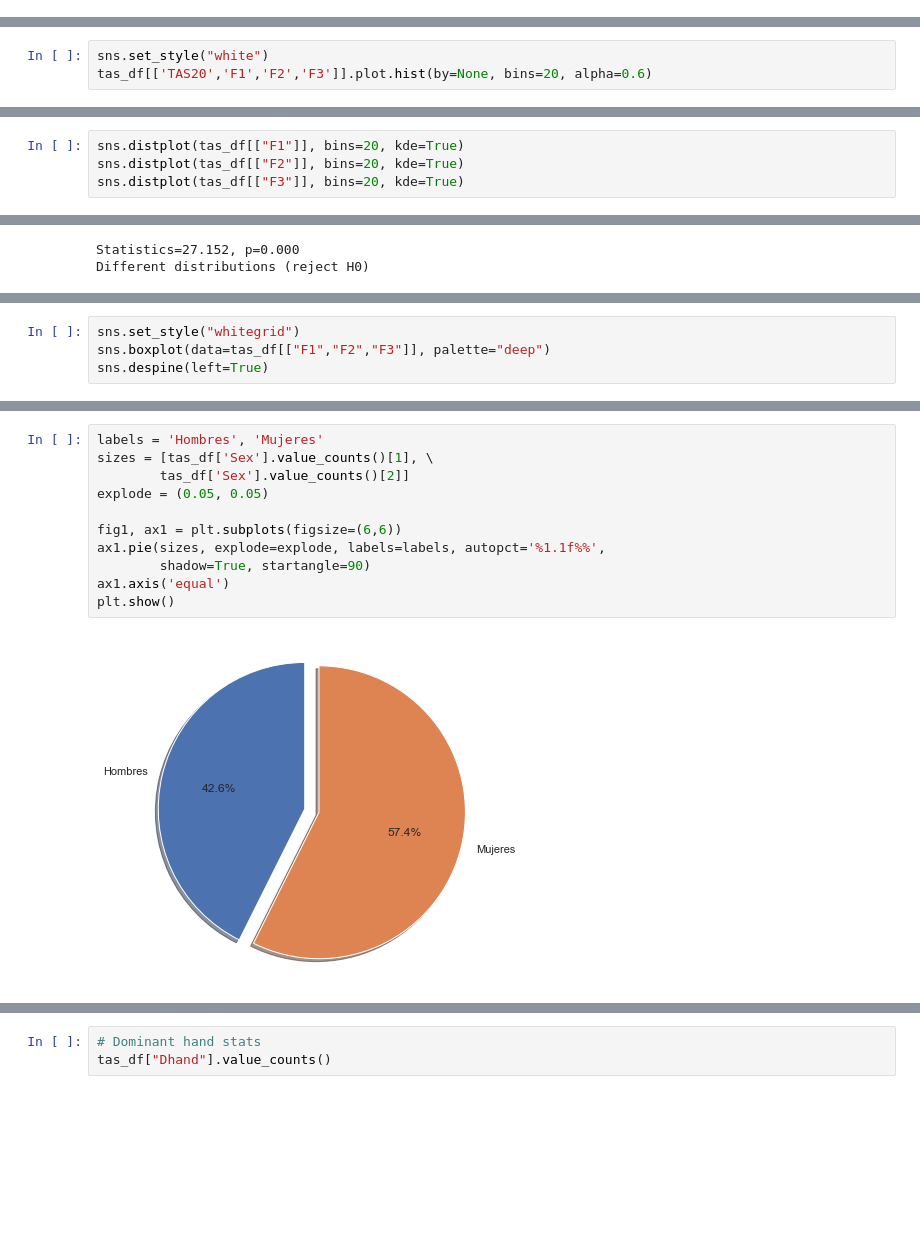
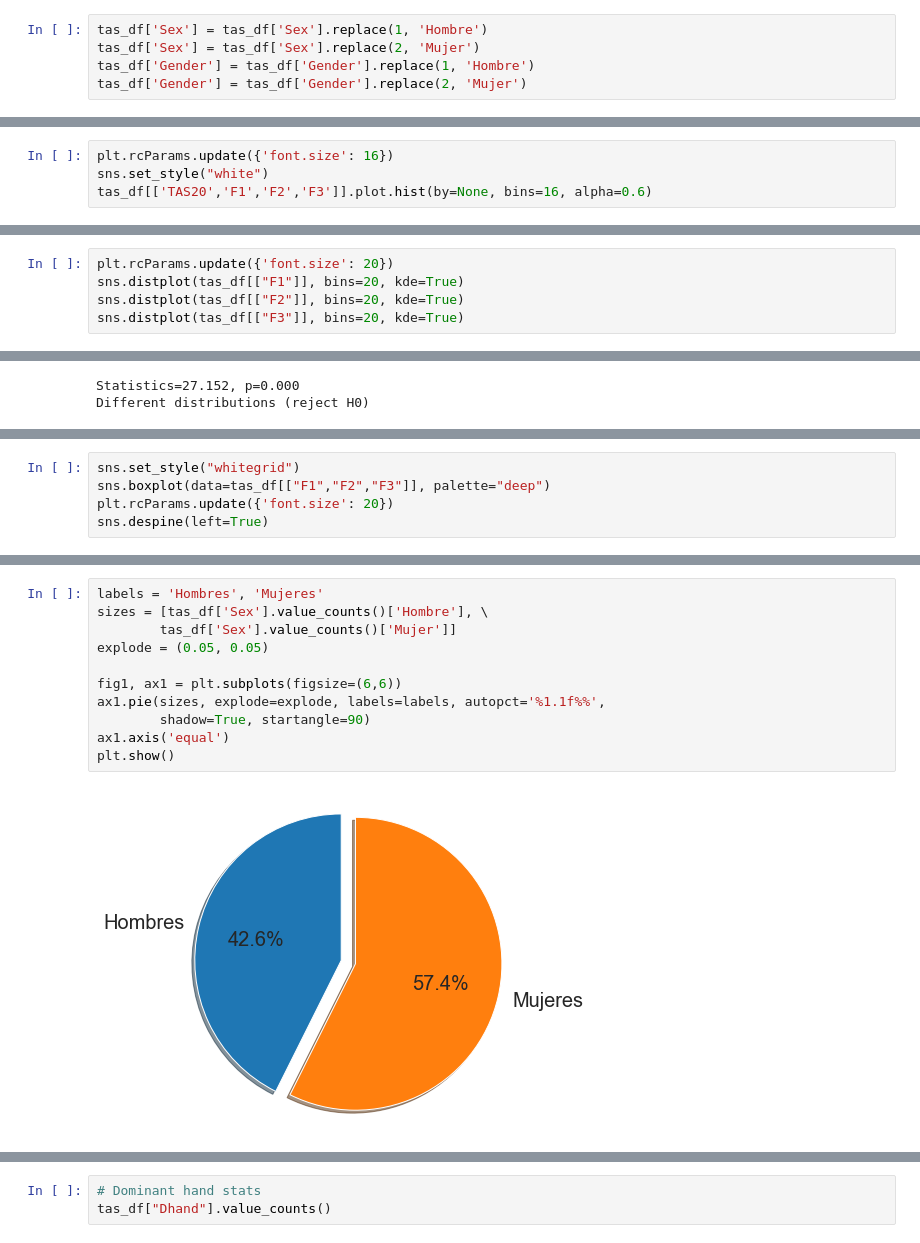
Before and after one commit to psicobotica/prolexitim-analytics, a Jupyter notebook: scripts/TAS-Correlational.ipynb, the cells around one changed output, grey strips where cells are left out. Drawn from its saved outputs; the diff is of its cells as text; blank space fills up the shorter version.

```diff
--- a/scripts/TAS-Correlational.ipynb
+++ b/scripts/TAS-Correlational.ipynb
@@ -43,0 +45,5 @@ tas_df.head()
+# %%
+tas_df['Sex'] = tas_df['Sex'].replace(1, 'Hombre')
+tas_df['Sex'] = tas_df['Sex'].replace(2, 'Mujer')
+tas_df['Gender'] = tas_df['Gender'].replace(1, 'Hombre')
+tas_df['Gender'] = tas_df['Gender'].replace(2, 'Mujer')
@@ -80,5 +92,6 @@ tas_df[['F1','F2','F3']].plot.hist(by=None, bins=20, alpha=0.5)
 # %%
+plt.rcParams.update({'font.size': 16})
 sns.set_style("white")
-tas_df[['TAS20','F1','F2','F3']].plot.hist(by=None, bins=20, alpha=0.6)
+tas_df[['TAS20','F1','F2','F3']].plot.hist(by=None, bins=16, alpha=0.6)
 # %% [output]
 <matplotlib.axes._subplots.AxesSubplot at 0x...>
@@ -120,6 +133,7 @@ The null hypothesis cannot be rejected. Age IS a normal distribution.
 p = 4.9316e-35
 The null hypothesis can be rejected. RT is NOT a normal distribution.
 # %%
+plt.rcParams.update({'font.size': 20})
 sns.distplot(tas_df[["F1"]], bins=20, kde=True)
 sns.distplot(tas_df[["F2"]], bins=20, kde=True)
 sns.distplot(tas_df[["F3"]], bins=20, kde=True)
@@ -152,5 +166,6 @@ sns.despine(left=True)
 # %%
 sns.set_style("whitegrid")
 sns.boxplot(data=tas_df[["F1","F2","F3"]], palette="deep")
+plt.rcParams.update({'font.size': 20})
 sns.despine(left=True)
 # %% [output]
@@ -168,16 +183,16 @@ sns.distplot(tas_df[["Age"]], bins=20, kde=True)
 # %%
 labels = 'Hombres', 'Mujeres'
-sizes = [tas_df['Sex'].value_counts()[1], \
-        tas_df['Sex'].value_counts()[2]]
+sizes = [tas_df['Sex'].value_counts()['Hombre'], \
+        tas_df['Sex'].value_counts()['Mujer']]
 explode = (0.05, 0.05)
 
 fig1, ax1 = plt.subplots(figsize=(6,6))
 ax1.pie(sizes, explode=explode, labels=labels, autopct='%1.1f%%',
         shadow=True, startangle=90)
 ax1.axis('equal')
 plt.show()
 # %% [output]
-[figure, old version]
+[figure, new version]
 # %%
 # Sex stats
 tas_df["Sex"].describe()
```
Also changed, not shown: parts of 38 cells of this notebook.
